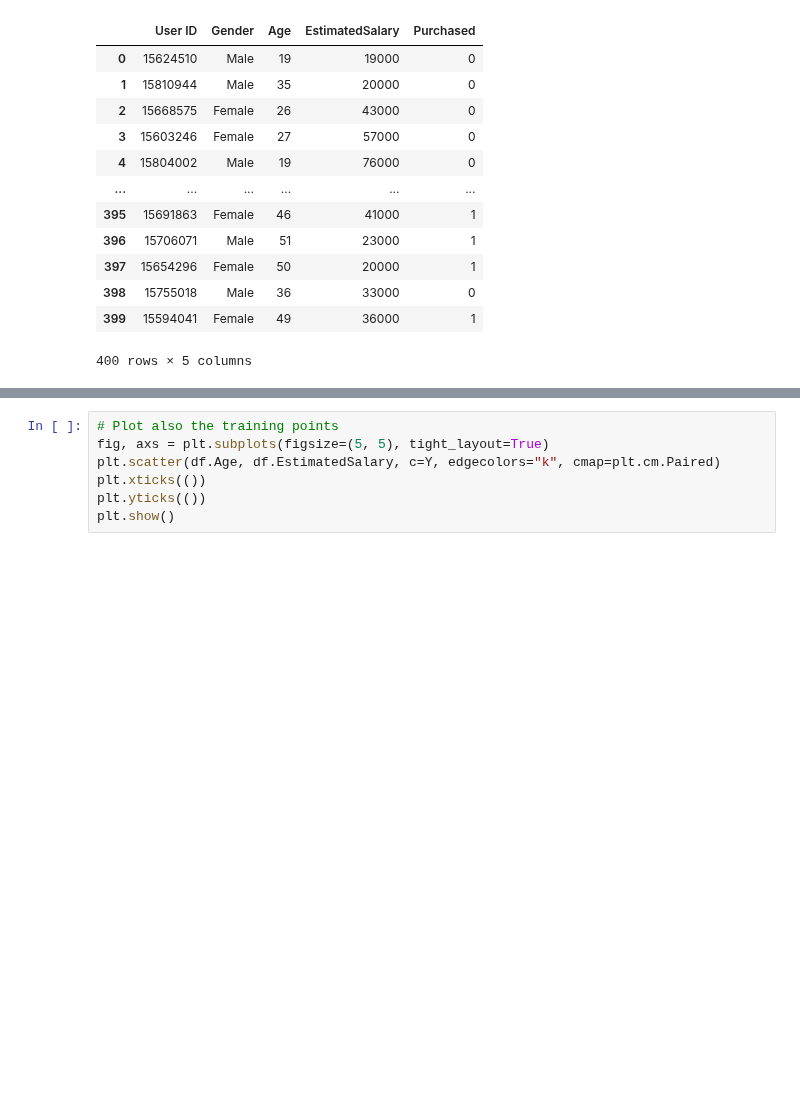
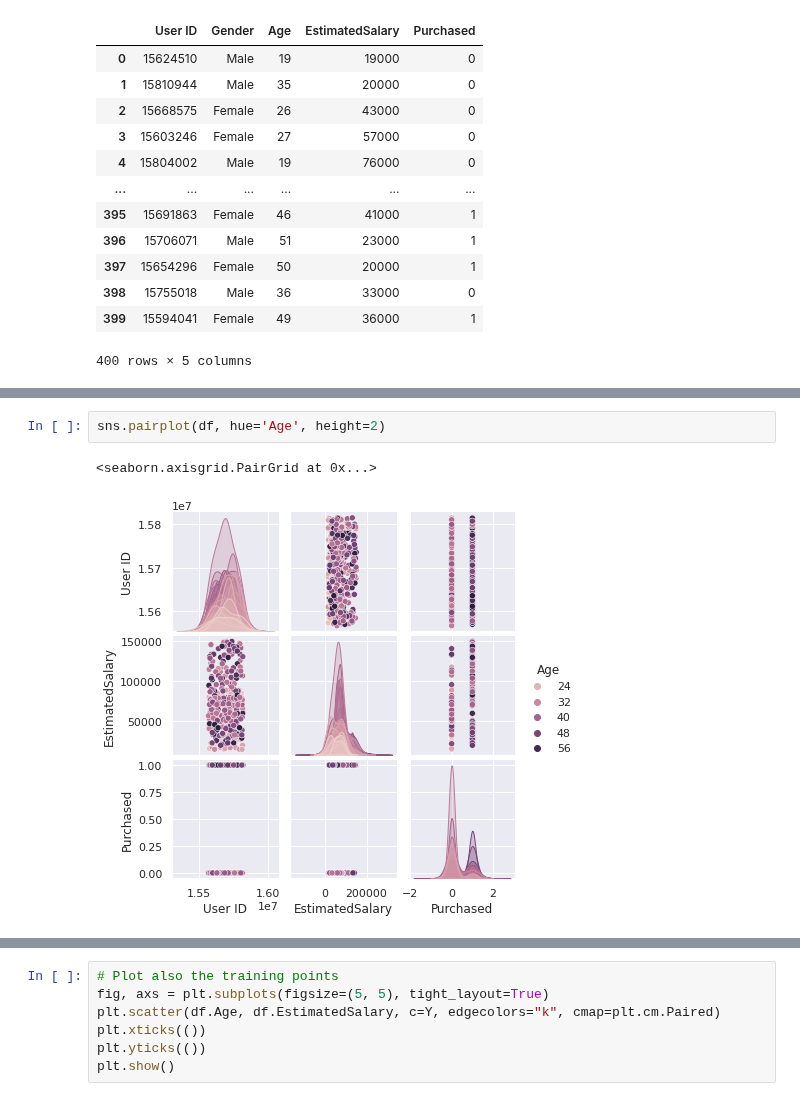
Before and after one commit to asheta66/Machine-Learning-2024, a Jupyter notebook: Logistic Regression/logistic_Regression_A.ipynb, the cells around one changed output, grey strips where cells are left out. Saved outputs shown, nothing was run; the diff lists cells and outputs as text; blank space fills up the shorter version.

```diff
--- a/Logistic Regression/logistic_Regression_A.ipynb
+++ b/Logistic Regression/logistic_Regression_A.ipynb
@@ -31,0 +37,5 @@ df
+# %%
+sns.pairplot(df, hue='Age', height=2)
+# %% [output]
+<seaborn.axisgrid.PairGrid at 0x...>
+[figure, added]
```
Also changed, not shown: parts of 2 cells of this notebook.
